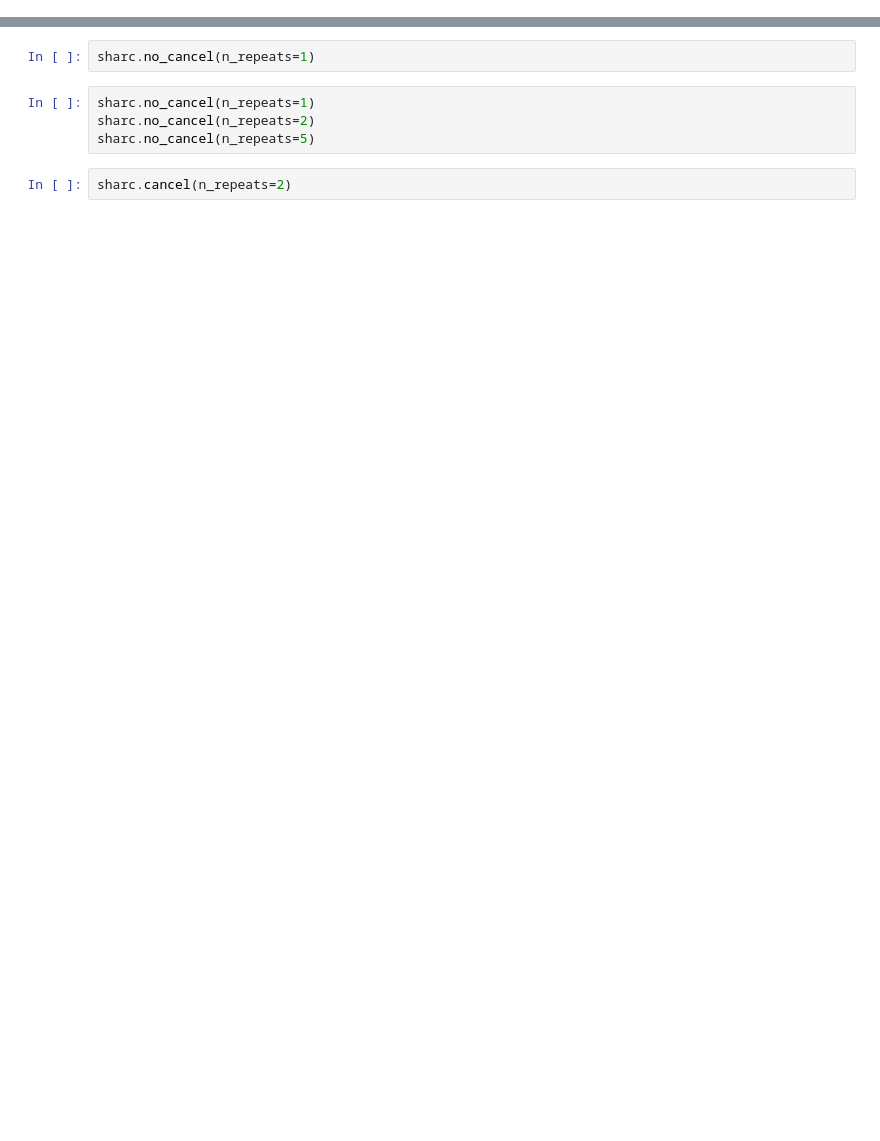
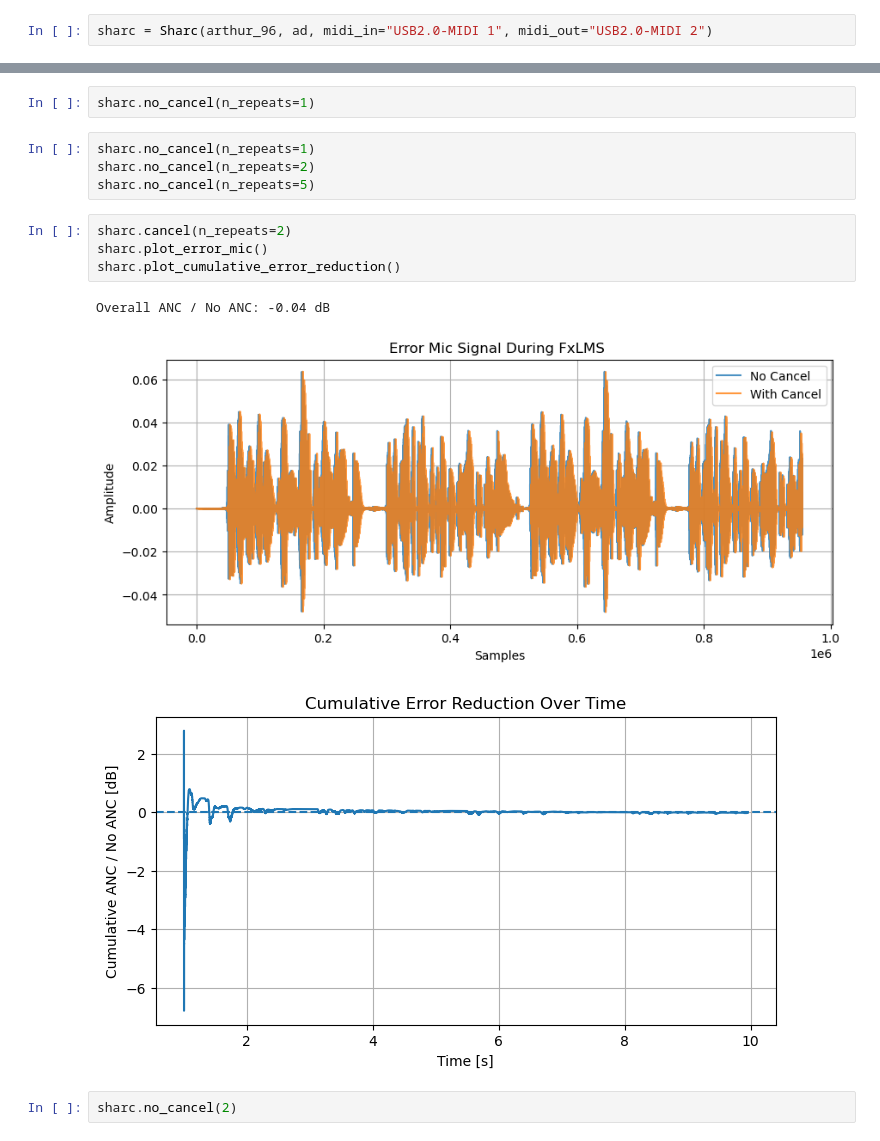
Before and after one commit to bowerirn/Reverb-Control, a Jupyter notebook: experiments/sharc_grid_search.ipynb, the cells around one changed output, grey strips where cells are left out. Drawn from its saved outputs; the diff is of its cells as text; blank space fills up the shorter version.

```diff
--- a/experiments/sharc_grid_search.ipynb
+++ b/experiments/sharc_grid_search.ipynb
@@ -20,0 +56,2 @@ sharc = Sharc(arthur_96, ad)
+# %%
+sharc = Sharc(arthur_96, ad, midi_in="USB2.0-MIDI 1", midi_out="USB2.0-MIDI 2")
@@ -26,3 +66,11 @@ sharc.no_cancel(n_repeats=2)
 sharc.no_cancel(n_repeats=5)
 # %%
 sharc.cancel(n_repeats=2)
+sharc.plot_error_mic()
+sharc.plot_cumulative_error_reduction()
+# %% [output]
+Overall ANC / No ANC: -0.04 dB
+[figure, added]
+[figure, added]
+# %%
+sharc.no_cancel(2)
```
Also changed, not shown: parts of 31 cells of this notebook, 17 other files.
